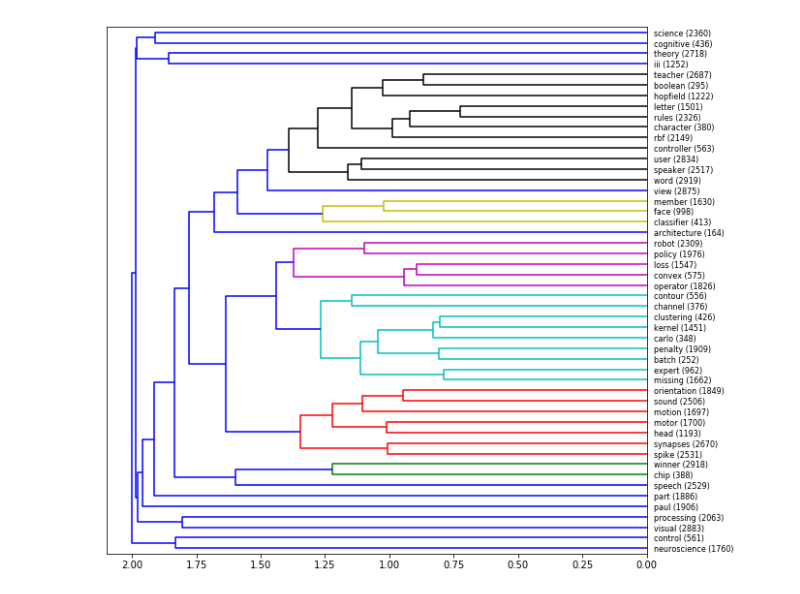
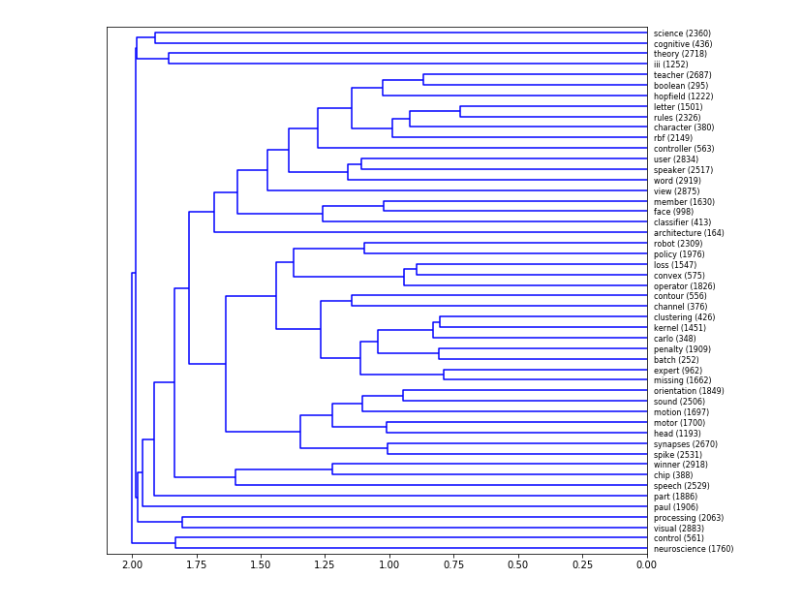
Before and after one commit to aleveren/anchor-word-recovery, a Jupyter notebook: run_analysis.ipynb, the cells around one changed output. Cells and saved outputs as stored; diff of their text form; code cells hidden in the pictures.

```diff
--- a/run_analysis.ipynb
+++ b/run_analysis.ipynb
@@ -10,7 +10,7 @@ from learn_topics import Analysis, Params
 loss = "L2"
 K = 50
 
-analysis = Analysis(params = Params(
+a = Analysis(params = Params(
     infile = "M_nips.full_docs.mat.trunc.mat",
     vocab_file = "vocab.nips.txt.trunc",
     outfile = "demo_{}_out.nips.{}".format(loss, K),
@@ -25,7 +25,7 @@ analysis = Analysis(params = Params(
     anchor_thresh = 100,
     top_words = 10,
 ))
-analysis.run()
+a.run()
 # %% [output]
 identifying candidate anchors
 1735 candidates
@@ -72,9 +74,13 @@ metric_L1 = lambda x,y: np.sum(np.abs(x - y))
 # %%
-linkage = sch.linkage(analysis.A.transpose(), method="complete", metric=metric_L1)
+linkage = sch.linkage(a.A.transpose(), method="complete", metric=metric_L1)
 # %%
-anchor_word_labels = ["{} ({})".format(analysis.vocab[w], w) for w in analysis.anchors]
+anchor_word_labels = ["{} ({})".format(a.vocab[w], w) for w in a.anchors]
+# %%
+even_plot_spacing = False
+if even_plot_spacing:
+    linkage[:, 2] = np.arange(1, linkage.shape[0] + 1)
 # %%
 fig, ax = plt.subplots(figsize=(10,10))
-sch.dendrogram(linkage, orientation='left', labels=anchor_word_labels, ax=ax);
+sch.dendrogram(linkage, orientation='left', labels=anchor_word_labels, color_threshold=0, ax=ax);
 # %% [output]
-[figure, old version]
+[figure, new version]
```
Also changed, not shown: parts of 14 cells of this notebook.
